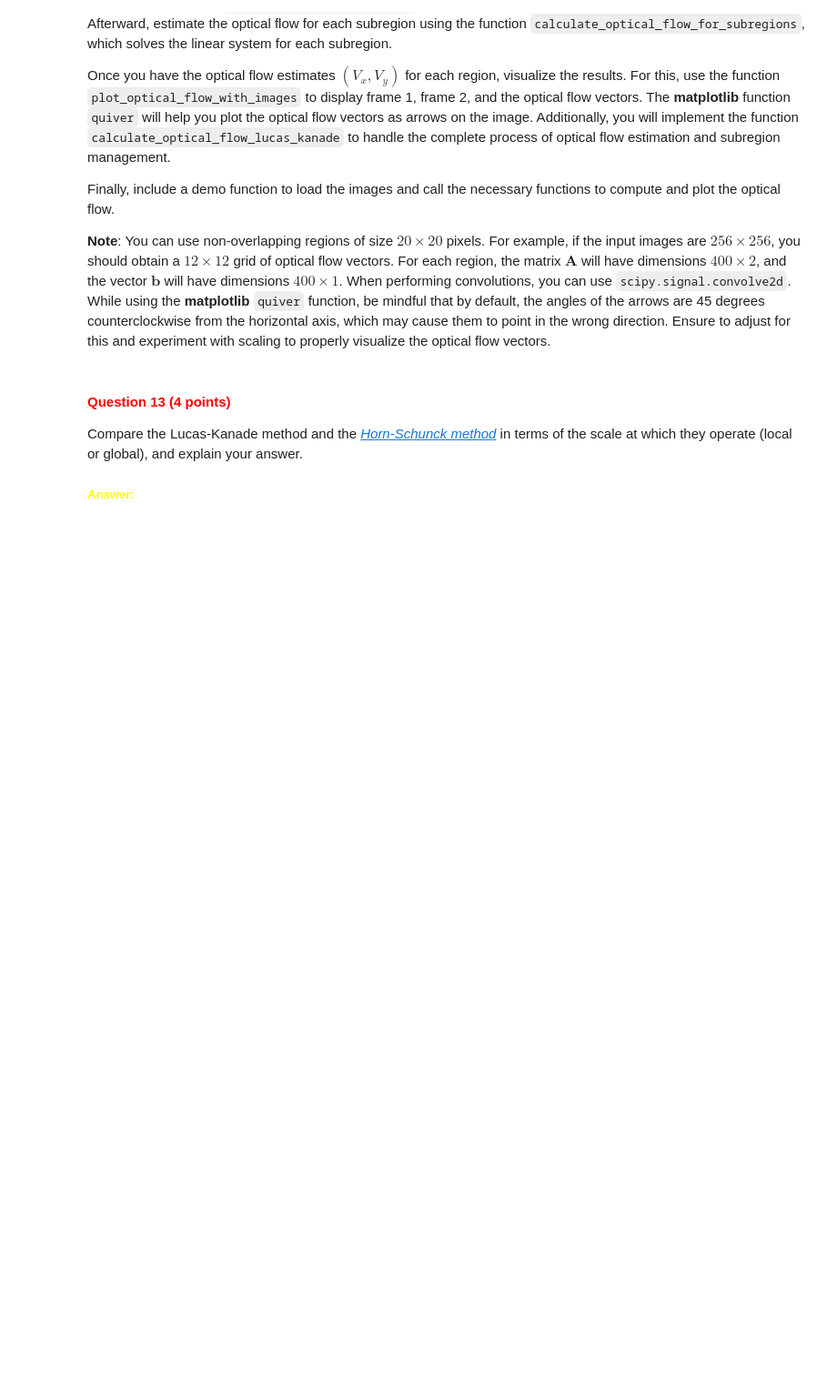
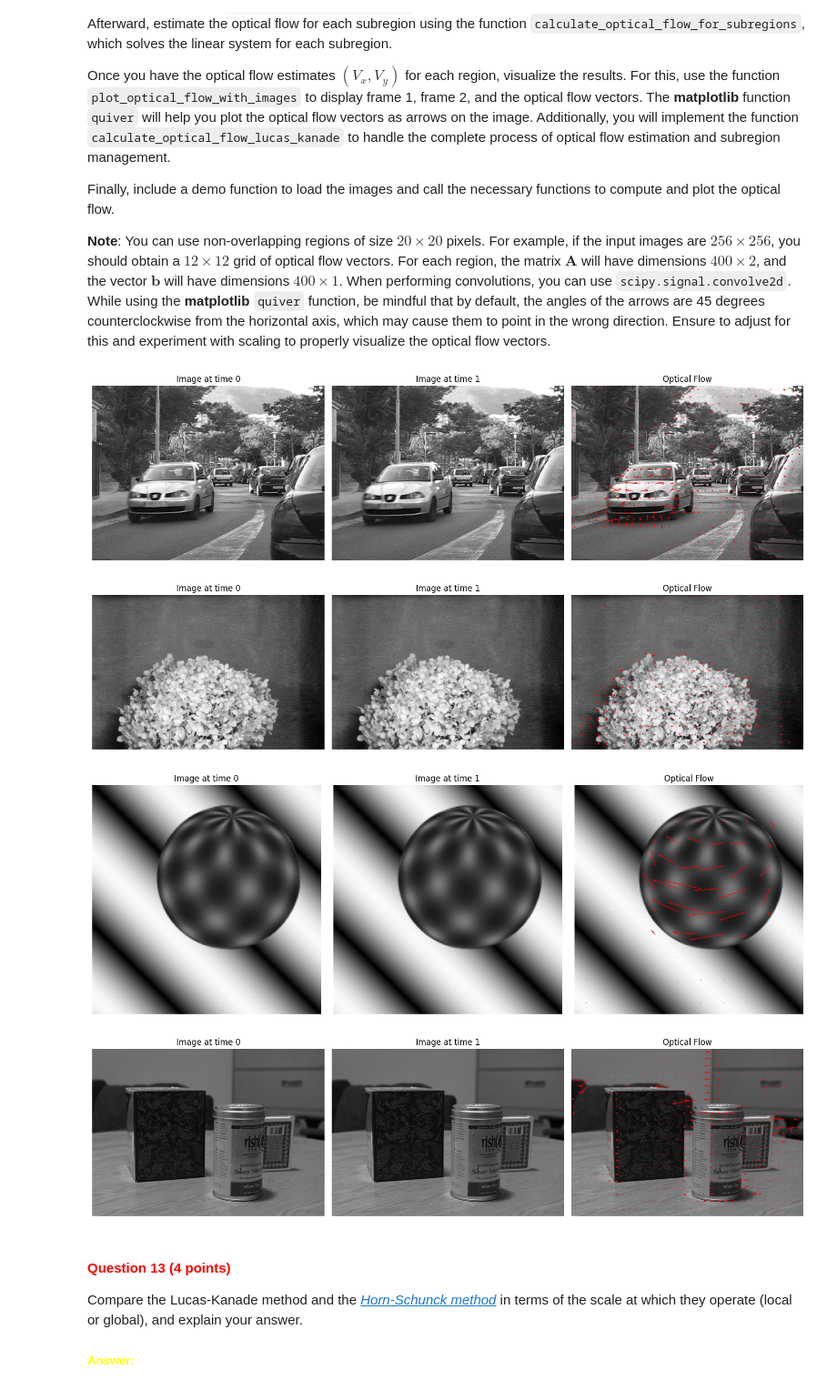
Before and after one commit to whodatbo1/cv1-lab-3, a Jupyter notebook: cv1-lab-3.ipynb, the cells around one changed output. Shown at 91% size. Cells and saved outputs as stored; diff of their text form; code cells hidden in the pictures; blank space fills up the shorter version.

```diff
--- a/cv1-lab-3.ipynb
+++ b/cv1-lab-3.ipynb
@@ -564,7 +573,24 @@ def calculate_image_subregions(image_time_0, image_derivative_x, image_derivativ
         subregions_derivative_time: List of subregions of the image time-derivative.
     """
 
-    # YOUR CODE HERE
+    image_height, image_width = image_derivative_x.shape
+
+    # check if it is possible to divide the image into subregions of the specified size
+    if image_height % region_size or image_width % region_size:
+        raise ValueError("Image dimensions must be divisible by region_size.")
+
+    # reshape image derivative arrays into subregions
+    subregions_derivative_x = image_derivative_x.reshape(image_height // region_size, region_size,
+                                                         image_width // region_size, region_size)
+    subregions_derivative_y = image_derivative_y.reshape(image_height // region_size, region_size,
+                                                         image_width // region_size, region_size)
+    subregions_derivative_time = image_derivative_time.reshape(image_height // region_size, region_size,
+                                                               image_width // region_size, region_size)
+
+    # rearrange the dimensions to get (num_regions_y, num_regions_x, region_height, region_width)
+    subregions_derivative_x = subregions_derivative_x.swapaxes(1, 2)
+    subregions_derivative_y = subregions_derivative_y.swapaxes(1, 2)
+    subregions_derivative_time = subregions_derivative_time.swapaxes(1, 2)
 
     return subregions_derivative_x, subregions_derivative_y, subregions_derivative_time
 # %%
@@ -628,3 +756,31 @@ def plot_optical_flow_with_images(image_time_0, image_time_1, subregion_centers,
+# %%
+def apply_lucas_kanade(im0_path, im1_path):
+    """
+    Finds the optical flow from images at t0 and t1 and visualizes it.
+
+    Args:
+        im0_path: Path to grayscale image at t0.
+        im1_path: Path to grayscale image at t1.
+
+    Returns:
+        None. Displays the plot.
+    """
+
+    image_time_0 = cv2.imread(im0_path, cv2.IMREAD_GRAYSCALE)
+    image_time_1 = cv2.imread(im1_path, cv2.IMREAD_GRAYSCALE)
+    subregion_centers, flow_vectors_x, flow_vectors_y = calculate_optical_flow_lucas_kanade(image_time_0, image_time_1)
+    plot_optical_flow_with_images(image_time_0, image_time_1, subregion_centers, flow_vectors_x, flow_vectors_y)
+
+
+apply_lucas_kanade('./images/car1.jpg', './images/car2.jpg')
+apply_lucas_kanade('./images/plant1.jpg', './images/plant2.jpg')
+apply_lucas_kanade('./images/sphere1.jpg', './images/sphere2.jpg')
+apply_lucas_kanade('./images/table1.jpg', './images/table2.jpg')
+# %% [output]
+[figure, added]
+[figure, added]
+[figure, added]
+[figure, added]
 # %% [markdown]
 <a id="question-13"></a>
 #### <font color='#FF0000'>Question 13 (4 points)</font>
```
Also changed, not shown: parts of 12 cells of this notebook.
